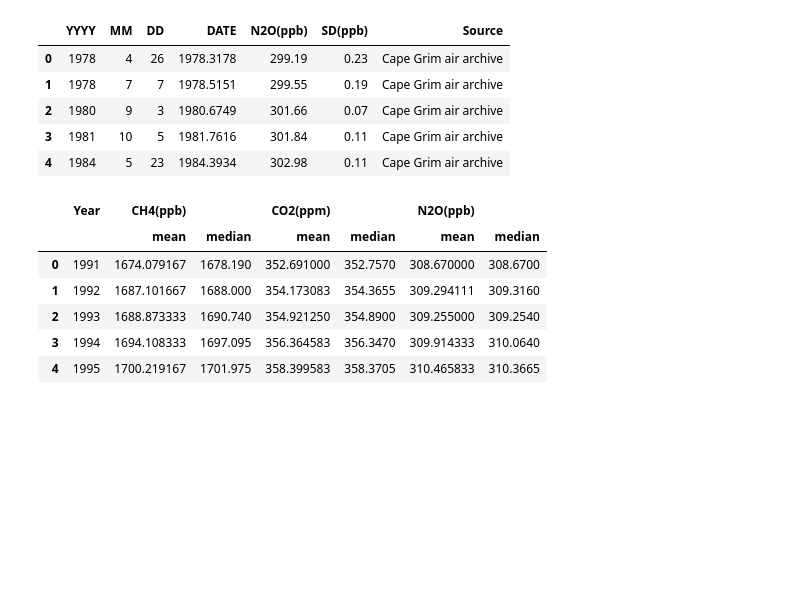
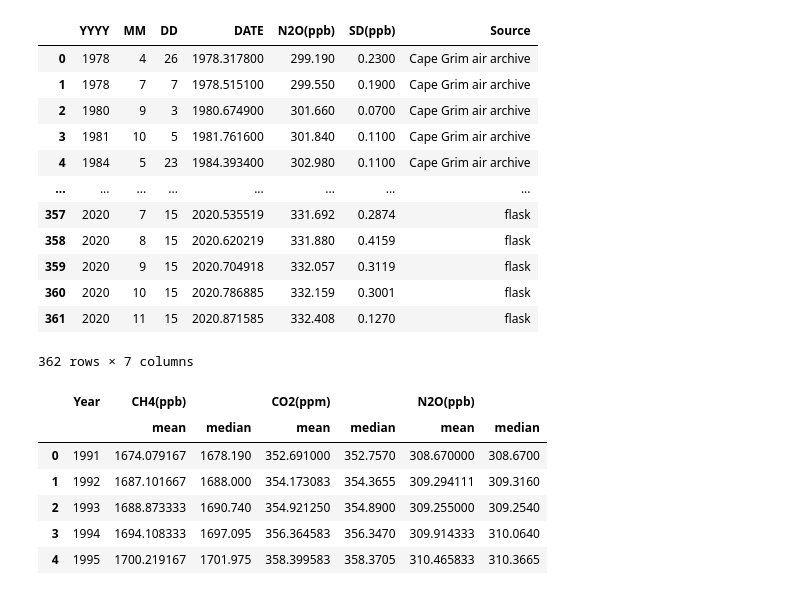
Before and after one commit to thierzon/disney-donut-project, a Jupyter notebook: data.ipynb, the cells around one changed output. Drawn from its saved outputs; the diff is of its cells as text; code cells hidden in the pictures; blank space fills up the shorter version.

```diff
--- a/data.ipynb
+++ b/data.ipynb
@@ -5,30 +5,37 @@
 # %%
 # Emissions data - Jim
 
 # Dependencies
 import os
 import pandas as pd
 import numpy as np
 import matplotlib.pyplot as plt
 
 # Save file path to variable
 carbon_dioxide_csv = os.path.join("Resources", "CapeGrim_CO2_data_download.csv")
 methane_csv = os.path.join("Resources","CapeGrim_CH4_data_download.csv")
 nitrous_oxide_csv = os.path.join("Resources","CapeGrim_N2O_data_download.csv")
 
 # Import emissions data
 carbon_dioxide_df = pd.read_csv(carbon_dioxide_csv)
 methane_df = pd.read_csv(methane_csv)
 nitrous_oxide_df = pd.read_csv(nitrous_oxide_csv)
 
-nitrous_oxide_df.head()
+nitrous_oxide_df
 # %% [output]
 |  | YYYY | MM | DD | DATE | N2O(ppb) | SD(ppb) | Source |
-| 0 | 1978 | 4 | 26 | 1978.3178 | 299.19 | 0.23 | Cape Grim air archive |
-| 1 | 1978 | 7 | 7 | 1978.5151 | 299.55 | 0.19 | Cape Grim air archive |
-| 2 | 1980 | 9 | 3 | 1980.6749 | 301.66 | 0.07 | Cape Grim air archive |
-| 3 | 1981 | 10 | 5 | 1981.7616 | 301.84 | 0.11 | Cape Grim air archive |
-| 4 | 1984 | 5 | 23 | 1984.3934 | 302.98 | 0.11 | Cape Grim air archive |
+| 0 | 1978 | 4 | 26 | 1978.317800 | 299.190 | 0.2300 | Cape Grim air archive |
+| 1 | 1978 | 7 | 7 | 1978.515100 | 299.550 | 0.1900 | Cape Grim air archive |
+| 2 | 1980 | 9 | 3 | 1980.674900 | 301.660 | 0.0700 | Cape Grim air archive |
+| 3 | 1981 | 10 | 5 | 1981.761600 | 301.840 | 0.1100 | Cape Grim air archive |
+| 4 | 1984 | 5 | 23 | 1984.393400 | 302.980 | 0.1100 | Cape Grim air archive |
+| ... | ... | ... | ... | ... | ... | ... | ... |
+| 357 | 2020 | 7 | 15 | 2020.535519 | 331.692 | 0.2874 | flask |
+| 358 | 2020 | 8 | 15 | 2020.620219 | 331.880 | 0.4159 | flask |
+| 359 | 2020 | 9 | 15 | 2020.704918 | 332.057 | 0.3119 | flask |
+| 360 | 2020 | 10 | 15 | 2020.786885 | 332.159 | 0.3001 | flask |
+| 361 | 2020 | 11 | 15 | 2020.871585 | 332.408 | 0.1270 | flask |
+362 rows × 7 columns
 # %%
 # Calculate central tendencies for each year
 # Methane
```
Also changed, not shown: parts of 1 cell of this notebook.
